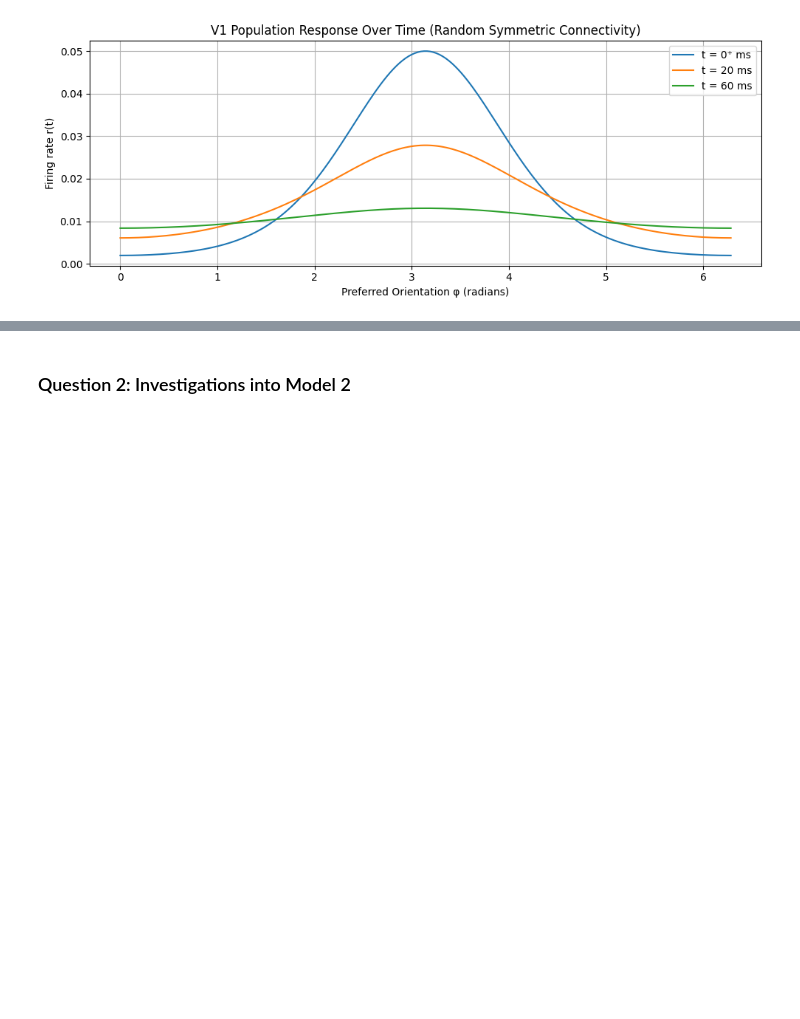
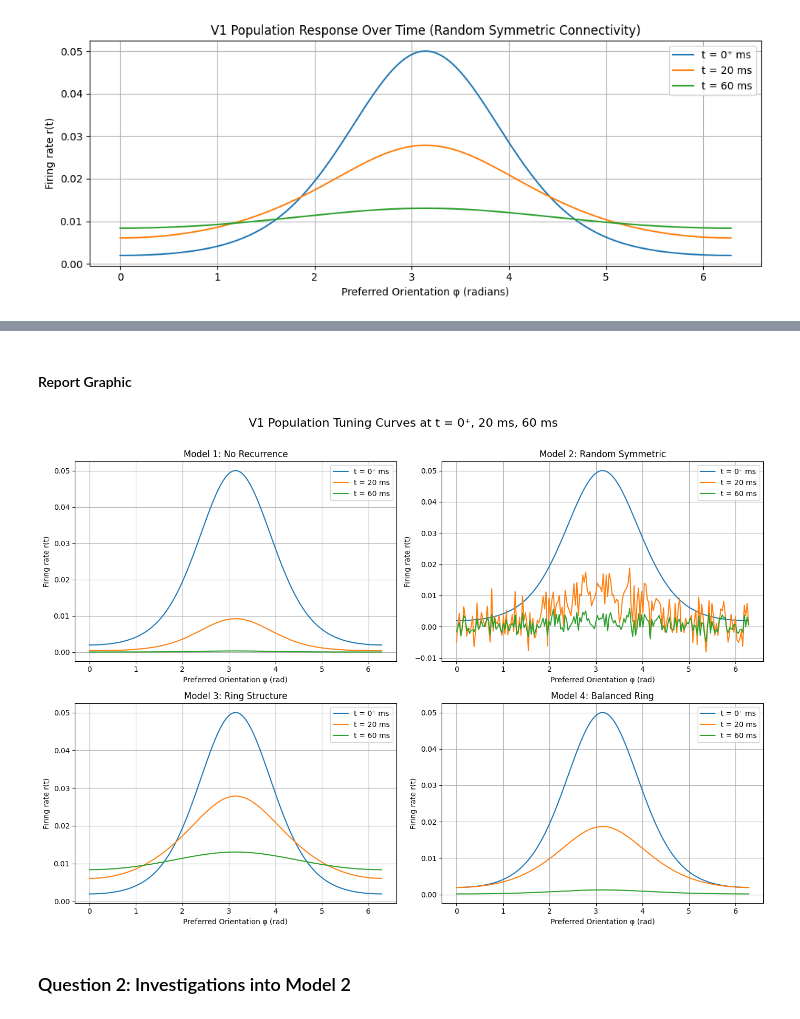
Before and after one commit to macaswalker/CompNeuroCam, a Jupyter notebook: Assignment 2/recurrent_neural_network_dynamics.ipynb, the cells around one changed output, grey strips where cells are left out. Cells and saved outputs as stored; diff of their text form; code cells hidden in the pictures; blank space fills up the shorter version.

```diff
--- a/Assignment 2/recurrent_neural_network_dynamics.ipynb
+++ b/Assignment 2/recurrent_neural_network_dynamics.ipynb
@@ -409,3 +488,43 @@ plt.show()
+# %% [markdown]
+#### Report Graphic
+# %%
+# Indices for t = 0⁺, 20 ms, 60 ms
+idx_0p = 0
+idx_20 = np.argmin(np.abs(time_steps - 20))
+idx_60 = np.argmin(np.abs(time_steps - 60))
+
+phi = 2 * np.pi * np.linspace(0, 1, m)
+
+# Helper function to extract and plot
+def plot_tuning(ax, r_list, label):
+    r_0p = r_list[idx_0p][:m]
+    r_20 = r_list[idx_20][:m]
+    r_60 = r_list[idx_60][:m]
+
+    ax.plot(phi, r_0p, label='t = 0⁺ ms')
+    ax.plot(phi, r_20, label='t = 20 ms')
+    ax.plot(phi, r_60, label='t = 60 ms')
+    ax.set_title(label)
+    ax.set_xlabel('Preferred Orientation φ (rad)')
+    ax.set_ylabel('Firing rate r(t)')
+    ax.grid(True)
+
+# Plot all four
+fig, axs = plt.subplots(2, 2, figsize=(14, 10))
+plot_tuning(axs[0, 0], r_list_w1, 'Model 1: No Recurrence')
+plot_tuning(axs[0, 1], r_list_w2, 'Model 2: Random Symmetric')
+plot_tuning(axs[1, 0], r_list_w3, 'Model 3: Ring Structure')
+plot_tuning(axs[1, 1], r_list_w4, 'Model 4: Balanced Ring')
+
+# Tidy up
+for ax in axs.flatten():
+    ax.legend()
+
+plt.suptitle('V1 Population Tuning Curves at t = 0⁺, 20 ms, 60 ms', fontsize=16)
+plt.tight_layout(rect=[0, 0, 1, 0.97])
+plt.show()
+# %% [output]
+[figure, added]
 # %% [markdown]
 ### Question 2: Investigations into Model 2
 # %% [markdown]
```
Also changed, not shown: parts of 38 cells of this notebook, 8 other files.
